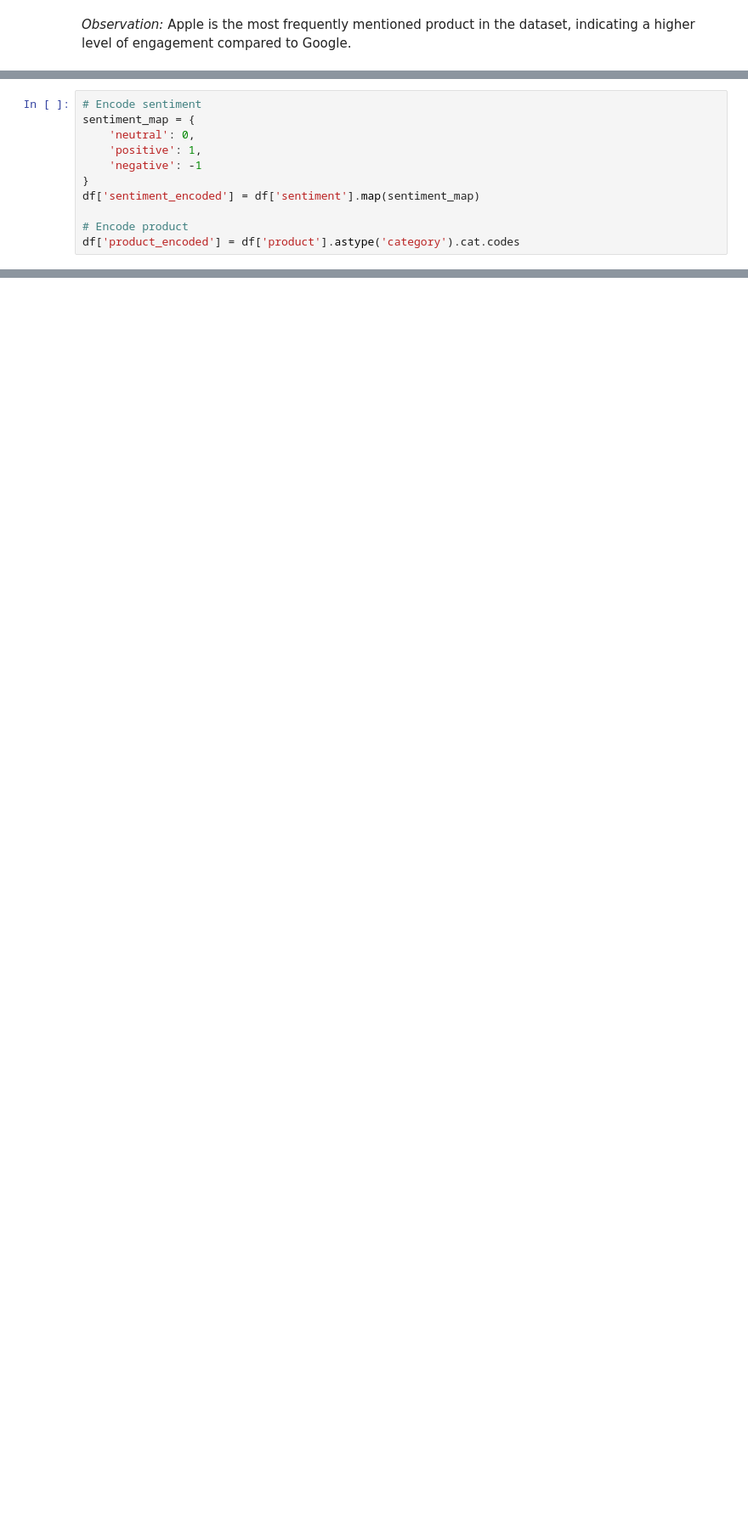
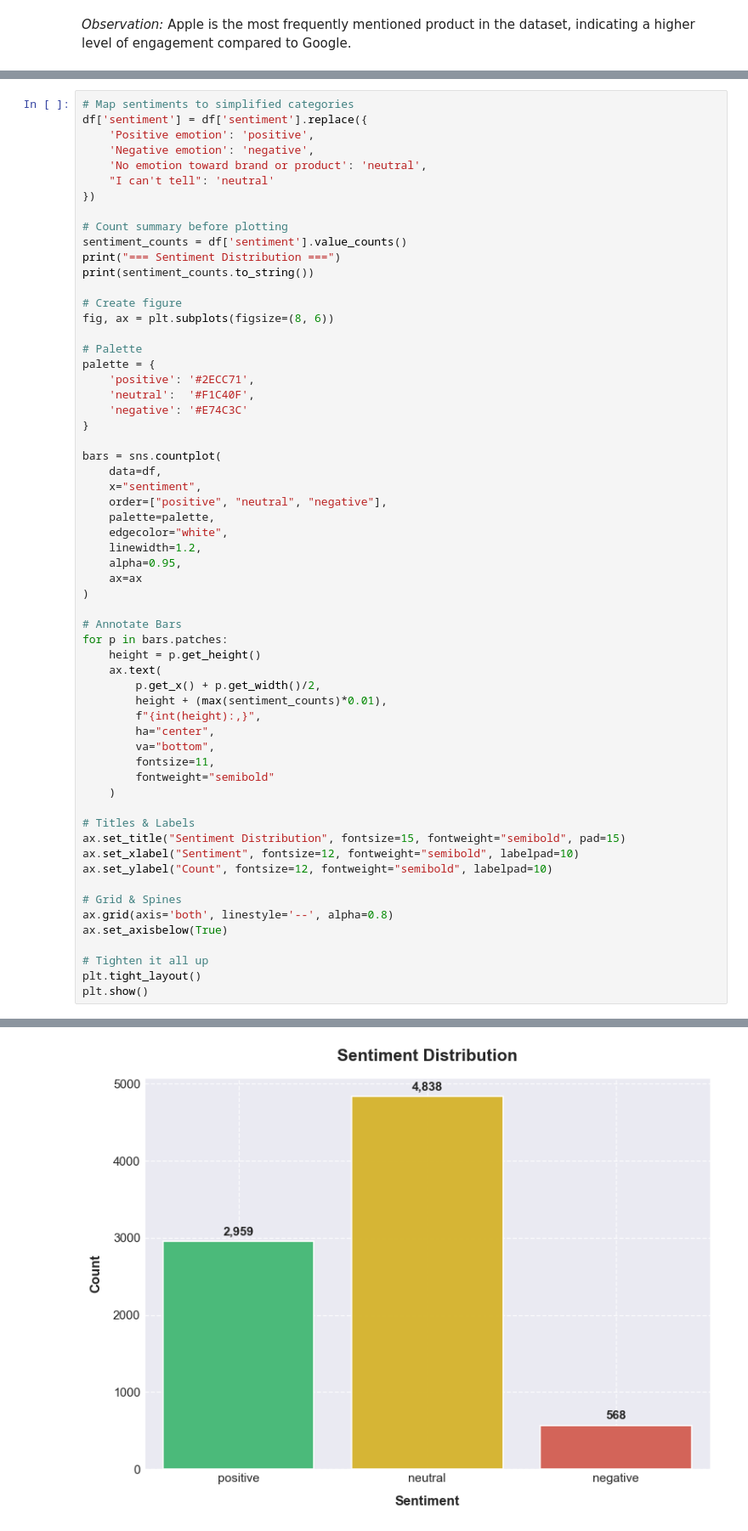
Before and after one commit to Vain-Guy/TechTones, a Jupyter notebook: techtones.ipynb, the cells around one changed output, grey strips where cells are left out. Shown at 85% size. Drawn from its saved outputs; the diff is of its cells as text; blank space fills up the shorter version.

```diff
--- a/techtones.ipynb
+++ b/techtones.ipynb
@@ -632,11 +608,0 @@ plt.show()
-# %%
-# Encode sentiment
-sentiment_map = {
-    'neutral': 0,
-    'positive': 1,
-    'negative': -1
-}
-df['sentiment_encoded'] = df['sentiment'].map(sentiment_map)
-
-# Encode product
-df['product_encoded'] = df['product'].astype('category').cat.codes
@@ -657,0 +611,61 @@ plt.show()
+# %%
+# Map sentiments to simplified categories
+df['sentiment'] = df['sentiment'].replace({
+    'Positive emotion': 'positive',
+    'Negative emotion': 'negative',
+    'No emotion toward brand or product': 'neutral',
+    "I can't tell": 'neutral'
+})
+
+# Count summary before plotting
+sentiment_counts = df['sentiment'].value_counts()
+print("=== Sentiment Distribution ===")
+print(sentiment_counts.to_string())
+
+# Create figure
+fig, ax = plt.subplots(figsize=(8, 6))
+
+# Palette
+palette = {
+    'positive': '#2ECC71',
+    'neutral':  '#F1C40F',
+    'negative': '#E74C3C'
+}
+
+bars = sns.countplot(
+    data=df,
+    x="sentiment",
+    order=["positive", "neutral", "negative"],
+    palette=palette,
+    edgecolor="white",
+    linewidth=1.2,
+    alpha=0.95,
+    ax=ax
+)
+
+# Annotate Bars
+for p in bars.patches:
+    height = p.get_height()
+    ax.text(
+        p.get_x() + p.get_width()/2,
+        height + (max(sentiment_counts)*0.01),
+        f"{int(height):,}",
+        ha="center",
+        va="bottom",
+        fontsize=11,
+        fontweight="semibold"
+    )
+
+# Titles & Labels
+ax.set_title("Sentiment Distribution", fontsize=15, fontweight="semibold", pad=15)
+ax.set_xlabel("Sentiment", fontsize=12, fontweight="semibold", labelpad=10)
+ax.set_ylabel("Count", fontsize=12, fontweight="semibold", labelpad=10)
+
+# Grid & Spines
+ax.grid(axis='both', linestyle='--', alpha=0.8)
+ax.set_axisbelow(True)
+
+# Tighten it all up
+plt.tight_layout()
+plt.show()
+# %% [output]
@@ -657,0 +677 @@ plt.show()
+[figure, added]
```
Also changed, not shown: parts of 35 cells of this notebook.
